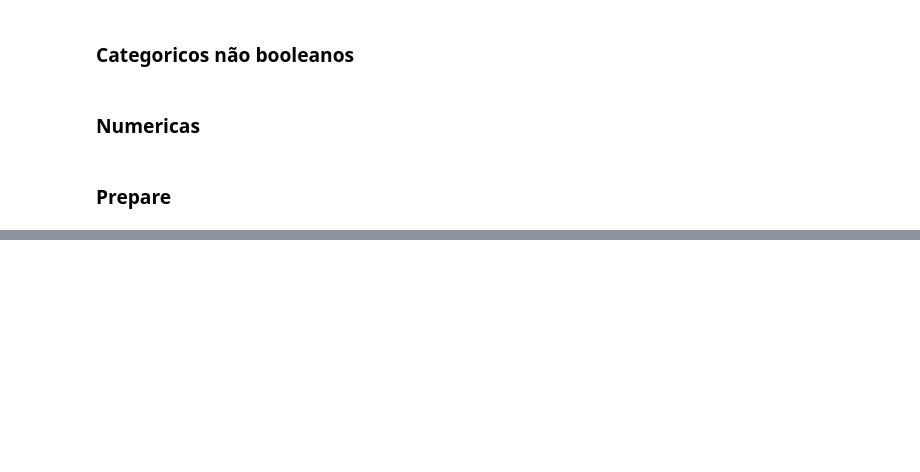
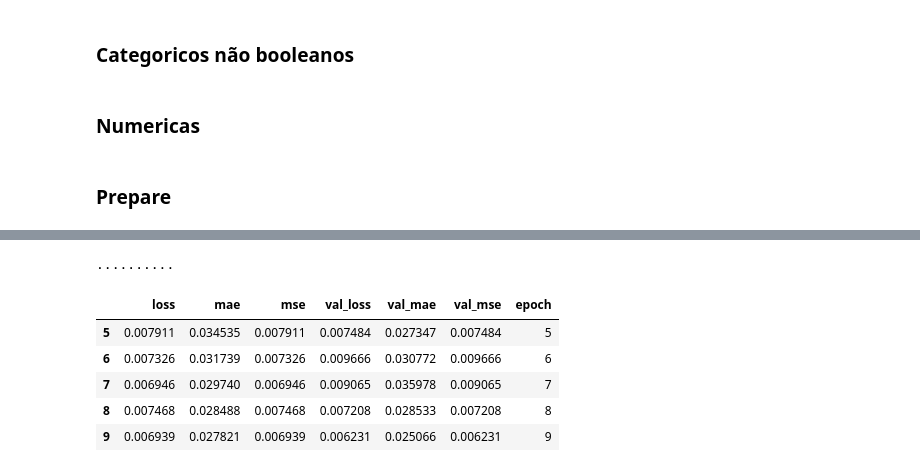
Before and after one commit to MBA-IA-GROUP-A/Plataformas-cognitivas, a Jupyter notebook: explore_data/explore_vini.ipynb, the cells around one changed output, grey strips where cells are left out. Drawn from its saved outputs; the diff is of its cells as text; code cells hidden in the pictures; blank space fills up the shorter version.

```diff
--- a/explore_data/explore_vini.ipynb
+++ b/explore_data/explore_vini.ipynb
@@ -287,0 +319,26 @@ array([[-0.09950078],
+# %%
+# Mostra o progresso do treinamento imprimindo um único ponto para cada epoch completada
+class PrintDot(keras.callbacks.Callback):
+  def on_epoch_end(self, epoch, logs):
+    if epoch % 100 == 0: print('')
+    print('.', end='')
+
+EPOCHS = 10
+
+history = model.fit(
+  normed_train_data, train_labels,
+  epochs=EPOCHS, validation_split = 0.2, verbose=0,
+  callbacks=[PrintDot()])
+# %% [output]
+..........
+# %%
+hist = pd.DataFrame(history.history)
+hist['epoch'] = history.epoch
+hist.tail()
+# %% [output]
+|  | loss | mae | mse | val_loss | val_mae | val_mse | epoch |
+| 5 | 0.007911 | 0.034535 | 0.007911 | 0.007484 | 0.027347 | 0.007484 | 5 |
+| 6 | 0.007326 | 0.031739 | 0.007326 | 0.009666 | 0.030772 | 0.009666 | 6 |
+| 7 | 0.006946 | 0.029740 | 0.006946 | 0.009065 | 0.035978 | 0.009065 | 7 |
+| 8 | 0.007468 | 0.028488 | 0.007468 | 0.007208 | 0.028533 | 0.007208 | 8 |
+| 9 | 0.006939 | 0.027821 | 0.006939 | 0.006231 | 0.025066 | 0.006231 | 9 |
```
Also changed, not shown: parts of 11 cells of this notebook.
